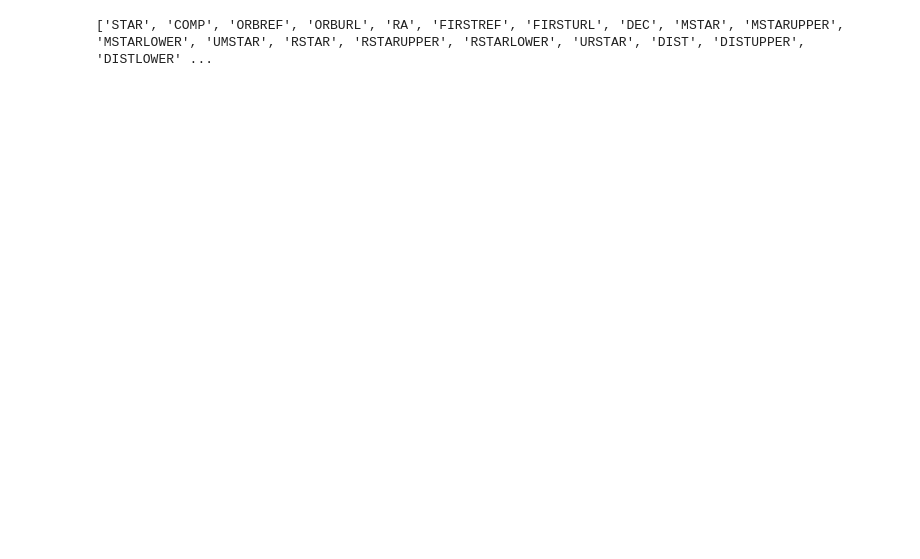
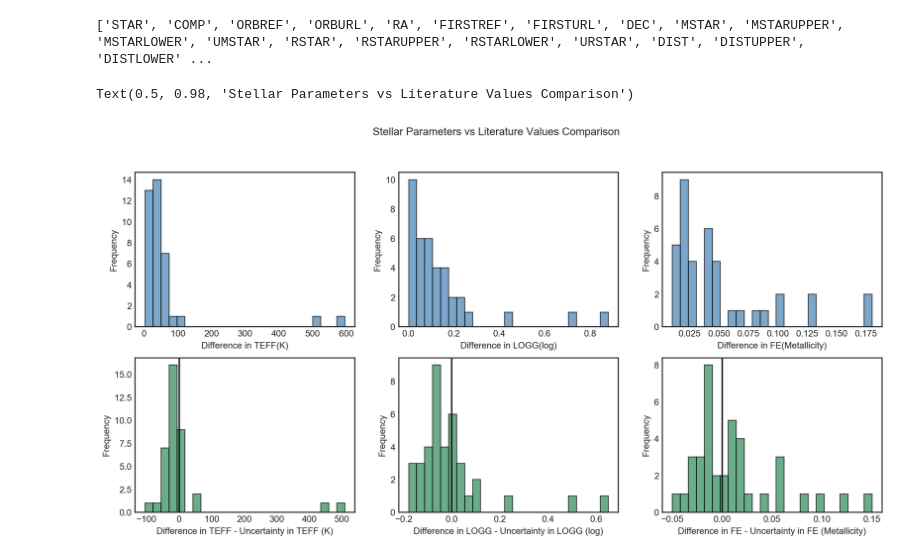
Before and after one commit to jkcarlberg/redgiant_planethosts, a Jupyter notebook: stellar_param_comp.ipynb, the cells around one changed output. Cells and saved outputs as stored; diff of their text form; code cells hidden in the pictures; blank space fills up the shorter version.

Commit message:
comparison plots

```diff
--- a/stellar_param_comp.ipynb
+++ b/stellar_param_comp.ipynb
@@ -4,6 +4,8 @@ import numpy as np
 import matplotlib.pyplot as plt
 import glob
 import pandas as pd
+
+plt.style.use('seaborn-white')
 # %%
 # Read in Exoplanet Database csv
 exo_df = pd.read_csv("pydata/exoplanet_database.csv", skiprows=[1])
@@ -53,3 +55,22 @@ for row in param_df.iterrows():
     cross_ref_dict[row[0]] = match_dict
 
 cross_ref_df = pd.DataFrame.from_dict(cross_ref_dict, orient='index')
+# %%
+fig, axes = plt.subplots(2,3, figsize=(15,7), dpi = 200)
+quantities = ['DELTATEFF', 'DELTALOGG', 'DELTAFE']
+uncertainties = ['UTEFF', 'ULOGG', 'UFE']
+units = ['K', 'log', 'Metallicity']
+for idx,ax in enumerate(axes[0]):
+    ax.hist(cross_ref_df[quantities[idx]], histtype='bar',ec='black', color = 'steelblue', alpha = 0.7, bins = 25)
+    ax.set_xlabel("Difference in {}({})".format(quantities[idx][5:], units[idx]))
+    ax.set_ylabel("Frequency")
+
+for idx,ax in enumerate(axes[1]):
+    ax.set_xlabel("Difference in {} - Uncertainty in {} ({})".format(quantities[idx][5:],quantities[idx][5:], units[idx]))
+    ax.hist(cross_ref_df[quantities[idx]] - cross_ref_df[uncertainties[idx]], histtype='bar',ec='black', color='seagreen', alpha=0.7, bins=25)
+    ax.set_ylabel("Frequency")
+    ax.axvline(0, color='k')
+fig.suptitle("Stellar Parameters vs Literature Values Comparison")
+# %% [output]
+Text(0.5, 0.98, 'Stellar Parameters vs Literature Values Comparison')
+[figure, added]
```
